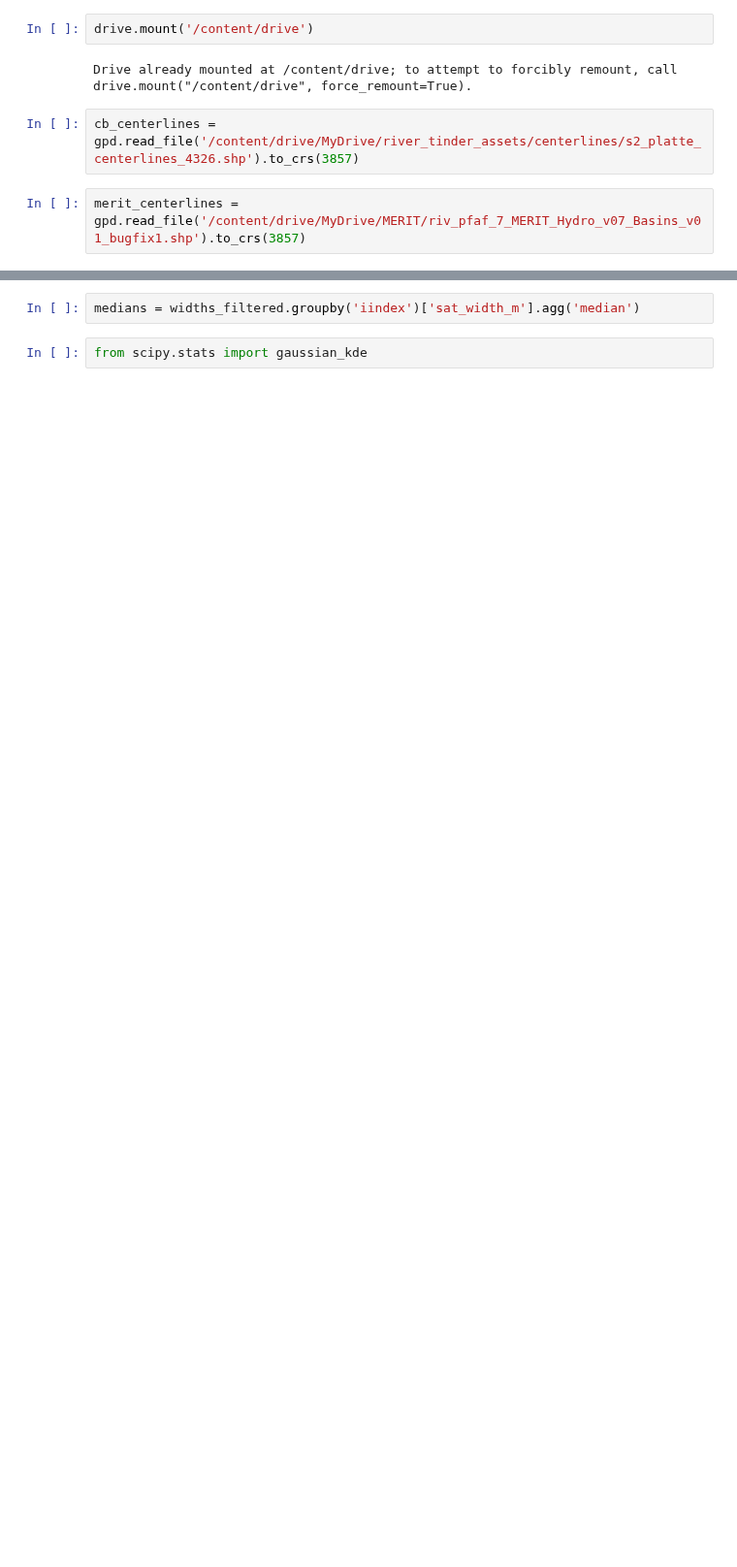
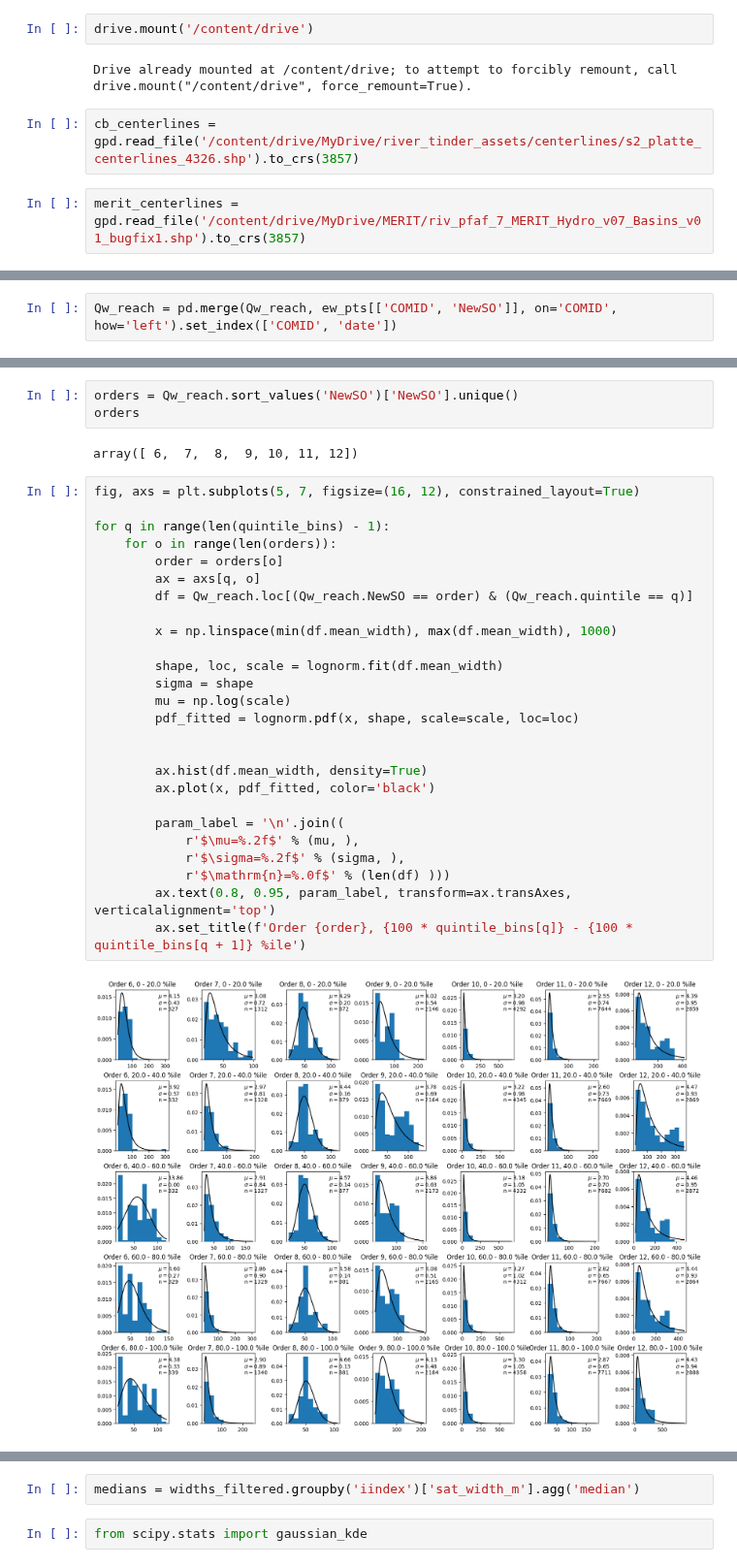
Before and after one commit to wherediddavidgo/multitemporal_RSSA, a Jupyter notebook: ew_distributions_AHG.ipynb, the cells around one changed output, grey strips where cells are left out. Shown at 97% size. Drawn from its saved outputs; the diff is of its cells as text; blank space fills up the shorter version.

```diff
--- a/ew_distributions_AHG.ipynb
+++ b/ew_distributions_AHG.ipynb
@@ -155,0 +191,2 @@ Warning: Total number of columns (22) exceeds max_columns (20) limiting to first
+# %%
+Qw_reach = pd.merge(Qw_reach, ew_pts[['COMID', 'NewSO']], on='COMID', how='left').set_index(['COMID', 'date'])
@@ -155,0 +226,33 @@ Warning: Total number of columns (22) exceeds max_columns (20) limiting to first
+# %%
+orders = Qw_reach.sort_values('NewSO')['NewSO'].unique()
+orders
+# %% [output]
+array([ 6,  7,  8,  9, 10, 11, 12])
+# %%
+fig, axs = plt.subplots(5, 7, figsize=(16, 12), constrained_layout=True)
+
+for q in range(len(quintile_bins) - 1):
+    for o in range(len(orders)):
+        order = orders[o]
+        ax = axs[q, o]
+        df = Qw_reach.loc[(Qw_reach.NewSO == order) & (Qw_reach.quintile == q)]
+
+        x = np.linspace(min(df.mean_width), max(df.mean_width), 1000)
+
+        shape, loc, scale = lognorm.fit(df.mean_width)
+        sigma = shape
+        mu = np.log(scale)
+        pdf_fitted = lognorm.pdf(x, shape, scale=scale, loc=loc)
+
+
+        ax.hist(df.mean_width, density=True)
+        ax.plot(x, pdf_fitted, color='black')
+
+        param_label = '\n'.join((
+            r'$\mu=%.2f$' % (mu, ),
+            r'$\sigma=%.2f$' % (sigma, ),
+            r'$\mathrm{n}=%.0f$' % (len(df) )))
+        ax.text(0.8, 0.95, param_label, transform=ax.transAxes, verticalalignment='top')
+        ax.set_title(f'Order {order}, {100 * quintile_bins[q]} - {100 * quintile_bins[q + 1]} %ile')
+# %% [output]
+[figure, added]
```
Also changed, not shown: parts of 24 cells of this notebook.
